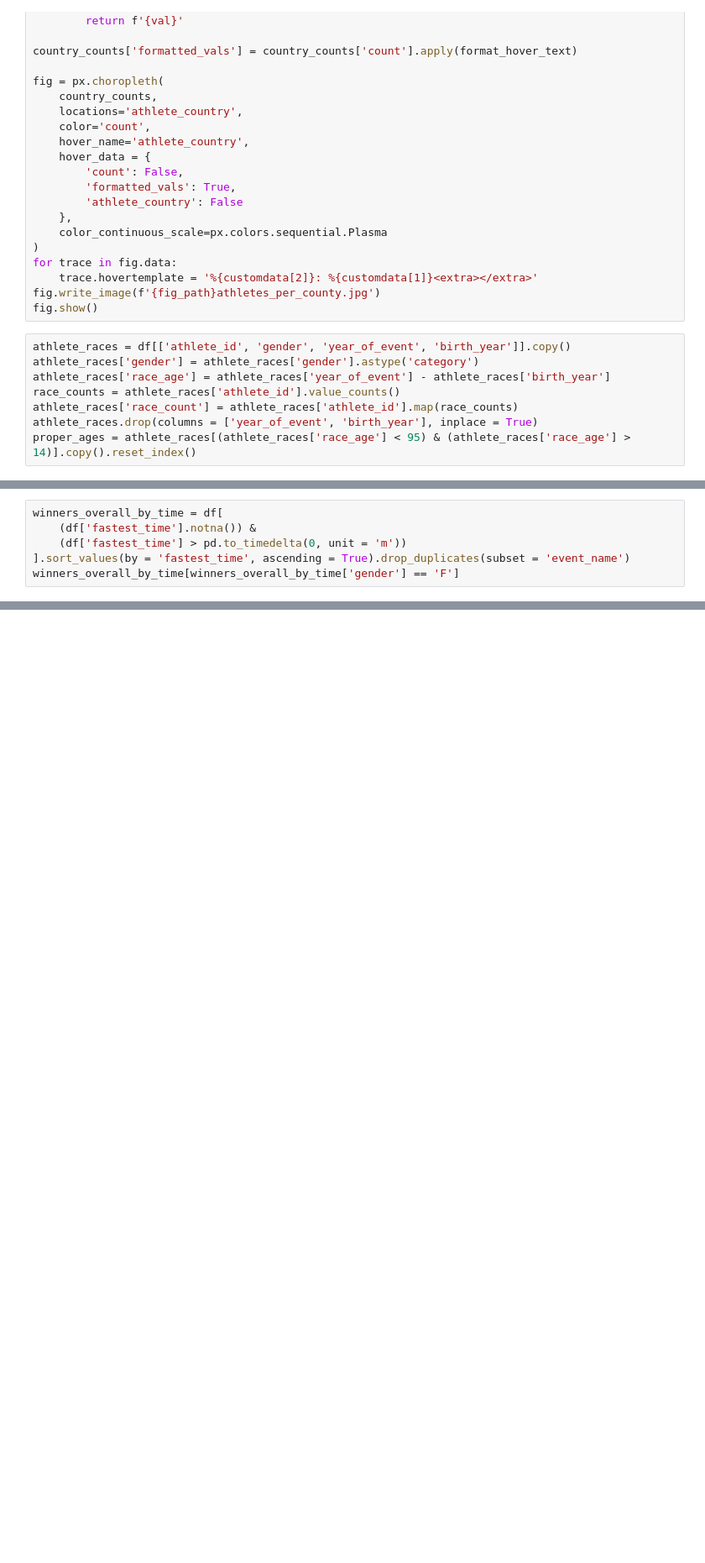
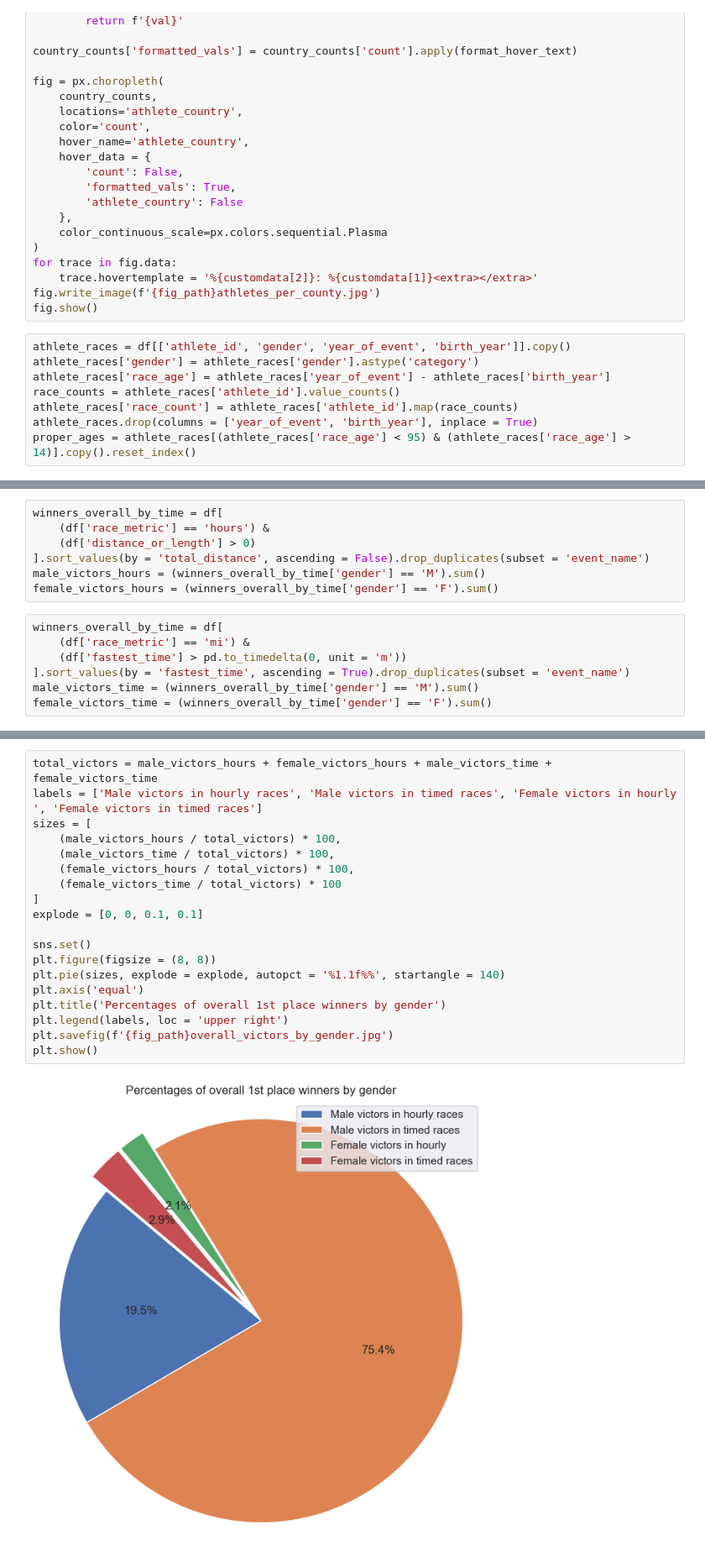
Before and after one commit to dmshakur/ultra-running-data-analysis, a Jupyter notebook: notebooks/data_analysis.ipynb, the cells around one changed output, grey strips where cells are left out. Shown at 84% size. Saved outputs shown, nothing was run; the diff lists cells and outputs as text; blank space fills up the shorter version.

```diff
--- a/notebooks/data_analysis.ipynb
+++ b/notebooks/data_analysis.ipynb
@@ -246,6 +256,14 @@ No artists with labels found to put in legend.  Note that artists whose label st
+# %%
+winners_overall_by_time = df[
+    (df['race_metric'] == 'hours') &
+    (df['distance_or_length'] > 0)
+].sort_values(by = 'total_distance', ascending = False).drop_duplicates(subset = 'event_name')
+male_victors_hours = (winners_overall_by_time['gender'] == 'M').sum()
+female_victors_hours = (winners_overall_by_time['gender'] == 'F').sum()
 # %%
 winners_overall_by_time = df[
-    (df['fastest_time'].notna()) &
+    (df['race_metric'] == 'mi') &
     (df['fastest_time'] > pd.to_timedelta(0, unit = 'm'))
 ].sort_values(by = 'fastest_time', ascending = True).drop_duplicates(subset = 'event_name')
-winners_overall_by_time[winners_overall_by_time['gender'] == 'F']
+male_victors_time = (winners_overall_by_time['gender'] == 'M').sum()
+female_victors_time = (winners_overall_by_time['gender'] == 'F').sum()
@@ -286,0 +270,21 @@ df['event_name'].nunique()
+# %%
+total_victors = male_victors_hours + female_victors_hours + male_victors_time + female_victors_time
+labels = ['Male victors in hourly races', 'Male victors in timed races', 'Female victors in hourly ', 'Female victors in timed races']
+sizes = [
+    (male_victors_hours / total_victors) * 100,
+    (male_victors_time / total_victors) * 100,
+    (female_victors_hours / total_victors) * 100,
+    (female_victors_time / total_victors) * 100
+]
+explode = [0, 0, 0.1, 0.1]
+
+sns.set()
+plt.figure(figsize = (8, 8))
+plt.pie(sizes, explode = explode, autopct = '%1.1f%%', startangle = 140)
+plt.axis('equal')
+plt.title('Percentages of overall 1st place winners by gender')
+plt.legend(labels, loc = 'upper right')
+plt.savefig(f'{fig_path}overall_victors_by_gender.jpg')
+plt.show()
+# %% [output]
+[figure, added]
```
Also changed, not shown: parts of 19 cells of this notebook, 5 other files.
